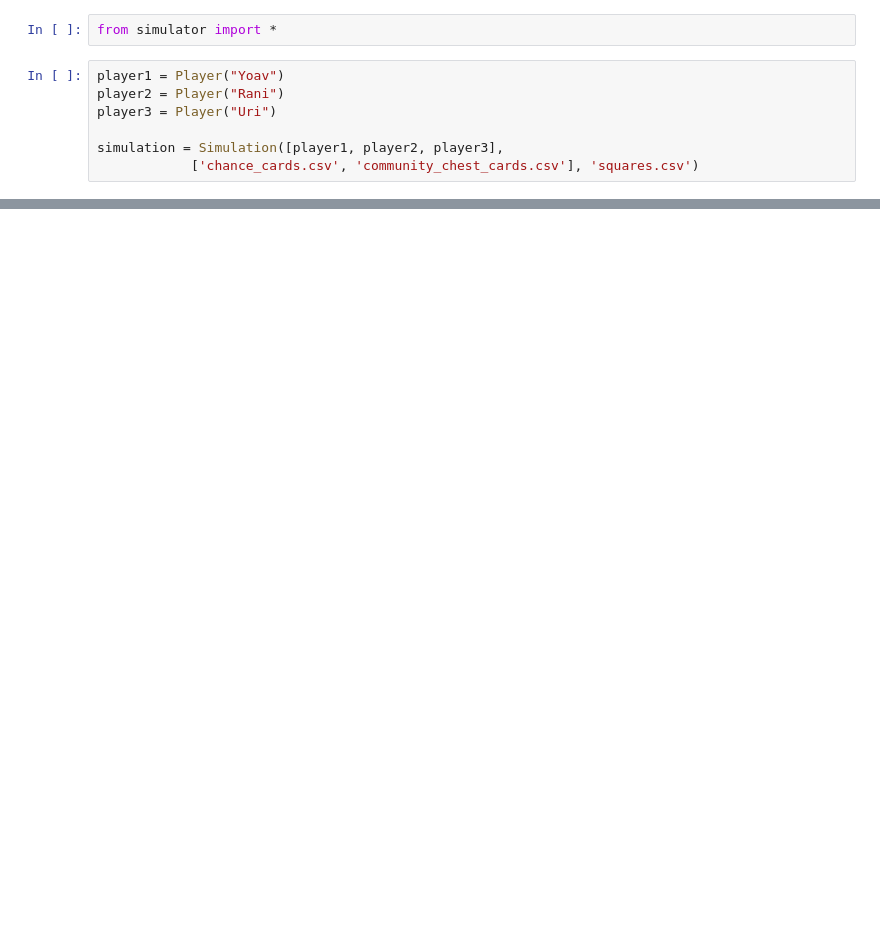
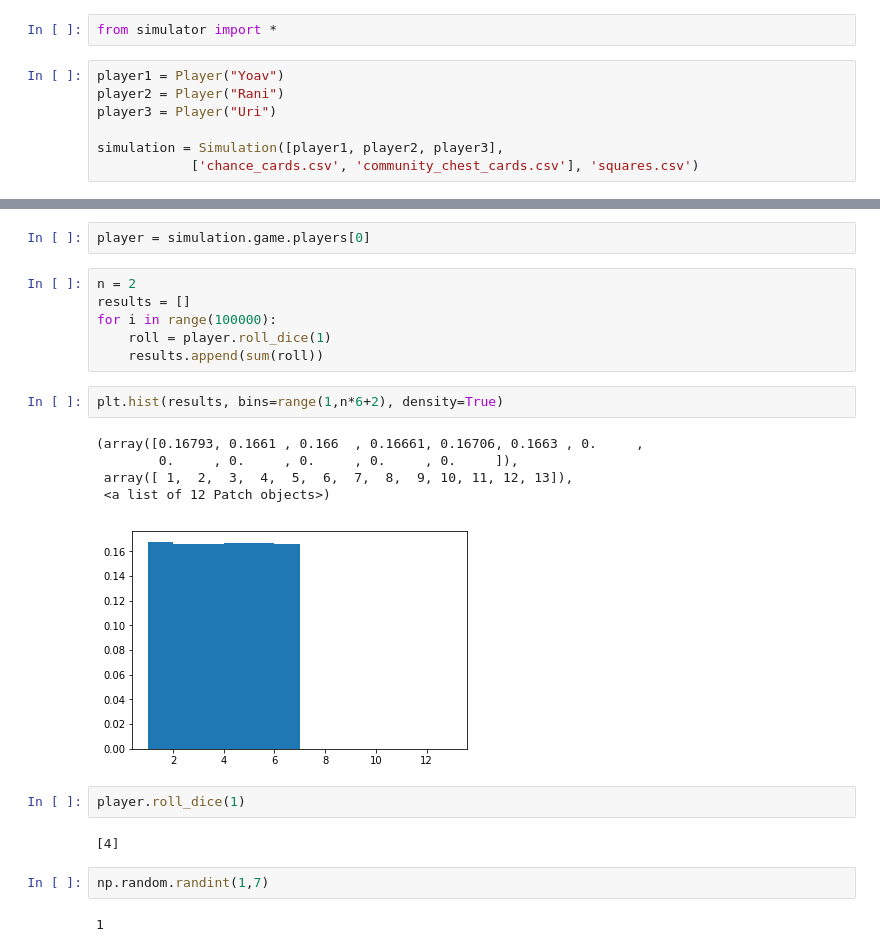
Before and after one commit to hitchhiker744/monopoly_math, a Jupyter notebook: simulation.ipynb, the cells around one changed output, grey strips where cells are left out. Cells and saved outputs as stored; diff of their text form; blank space fills up the shorter version.

Commit message:
Bug fix
In roll dice, the dice max was 5, not 6

```diff
--- a/simulation.ipynb
+++ b/simulation.ipynb
@@ -15,0 +16,24 @@ simulation.make_plot()
+# %%
+player = simulation.game.players[0]
+# %%
+n = 2
+results = []
+for i in range(100000):
+    roll = player.roll_dice(1)
+    results.append(sum(roll))
+# %%
+plt.hist(results, bins=range(1,n*6+2), density=True)
+# %% [output]
+(array([0.16793, 0.1661 , 0.166  , 0.16661, 0.16706, 0.1663 , 0.     ,
+        0.     , 0.     , 0.     , 0.     , 0.     ]),
+ array([ 1,  2,  3,  4,  5,  6,  7,  8,  9, 10, 11, 12, 13]),
+ <a list of 12 Patch objects>)
+[figure, added]
+# %%
+player.roll_dice(1)
+# %% [output]
+[4]
+# %%
+np.random.randint(1,7)
+# %% [output]
+1
```
Also changed, not shown: parts of 1 cell of this notebook, 1 other file.
